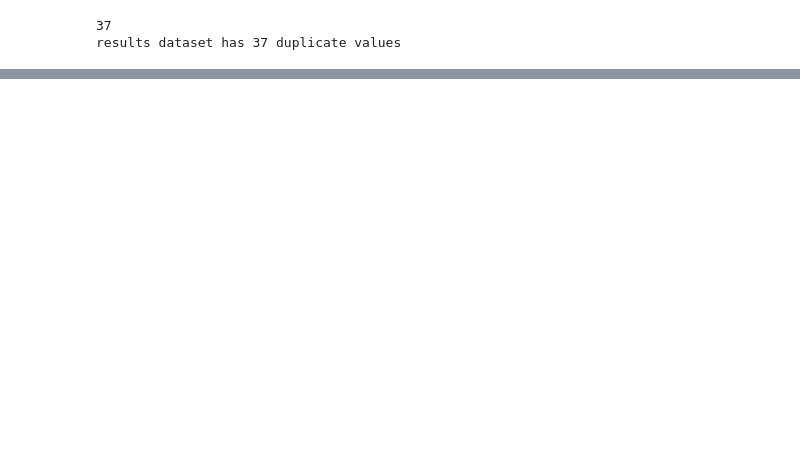
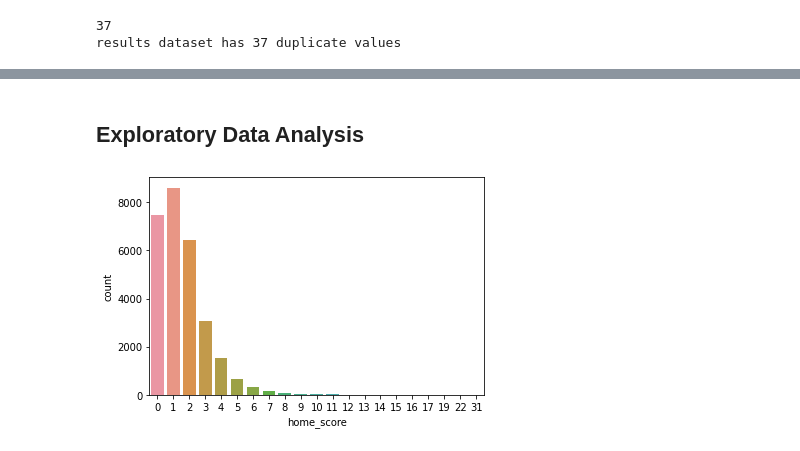
Before and after one commit to hellen2021/Football-Analysis-Mchezopesa-Limited, a Jupyter notebook: Supervised_Learning_Regression_week1_IP_Core_Module2_15_04_2022_Hellen_Cheptoo.ipynb, the cells around one changed output, grey strips where cells are left out. Saved outputs shown, nothing was run; the diff lists cells and outputs as text; code cells hidden in the pictures; blank space fills up the shorter version.

```diff
--- a/Supervised_Learning_Regression_week1_IP_Core_Module2_15_04_2022_Hellen_Cheptoo.ipynb
+++ b/Supervised_Learning_Regression_week1_IP_Core_Module2_15_04_2022_Hellen_Cheptoo.ipynb
@@ -278,0 +327,9 @@ home_football.shape
+# %%
+# drop nnecessary column
+away_football.drop(columns = ['country_y', 'date_x', 'date_y'], axis = 1, inplace=True)
+# %%
+# rename some columns
+away_football.rename(columns = {'country_x':'country', 'rank':'away_rank'}, inplace=True)
+# %%
+away_football = away_football[['away_rank','away_team', 'month', 'year']]
+away_football.head()
@@ -278,0 +345,4 @@ home_football.shape
+# %%
+# merge
+football = pd.merge(home_football, away_football, how = 'inner', left_on = ['year','month','away_team'], right_on = ['year','month','away_team'])
+football.sample(10)
@@ -278,0 +361,8 @@ home_football.shape
+# %% [markdown]
+## Exploratory Data Analysis
+# %%
+Figure(figsize=(10,8))
+sns.countplot(x = 'home_score', data= football)
+plt.show()
+# %% [output]
+[figure, added]
```
Also changed, not shown: parts of 71 cells of this notebook.
